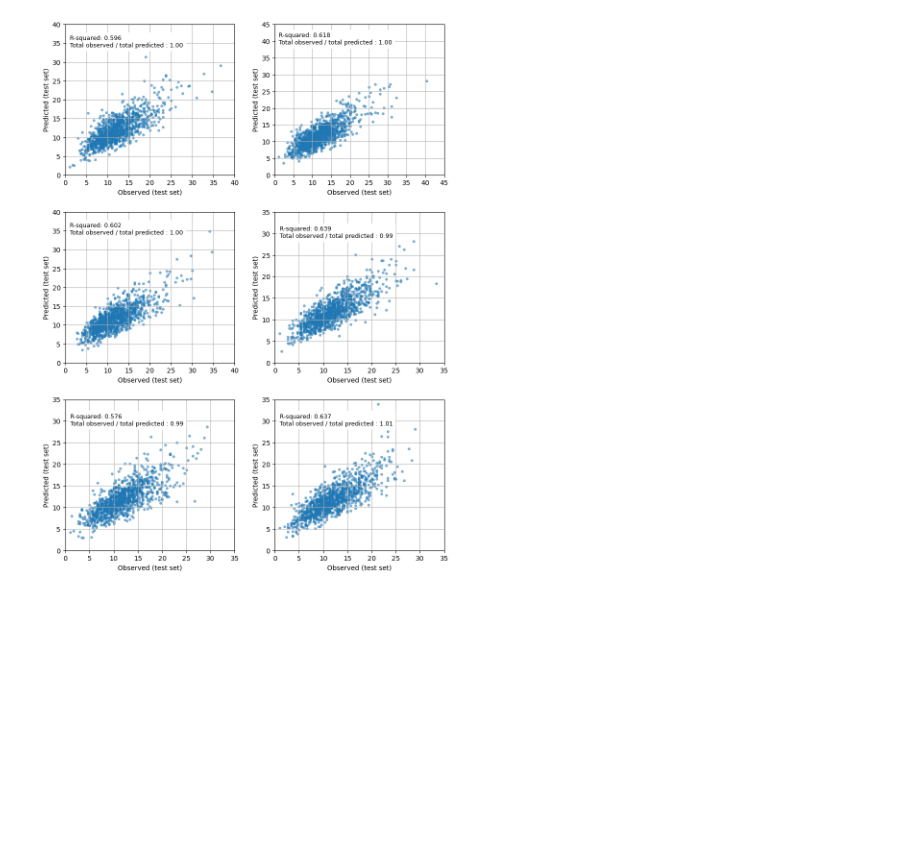
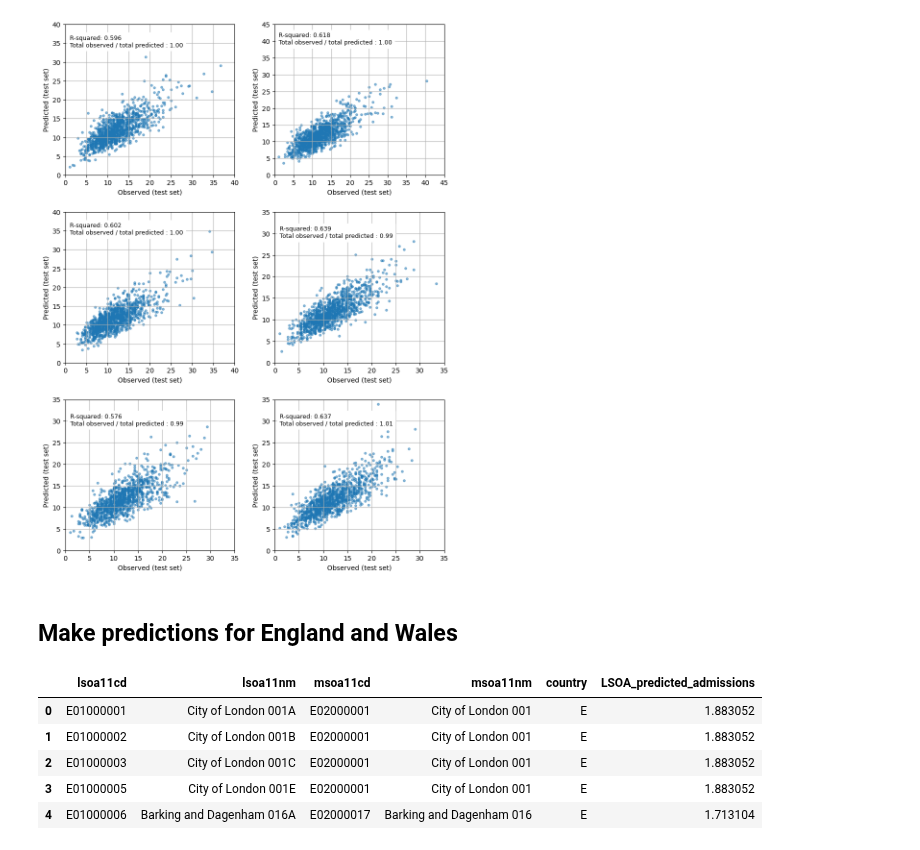
Before and after one commit to samuel-book/stroke_unit_demographics, a Jupyter notebook: 51_msoa_regression.ipynb, the cells around one changed output. Saved outputs shown, nothing was run; the diff lists cells and outputs as text; code cells hidden in the pictures; blank space fills up the shorter version.

Commit message:
Add LSOA predictions

```diff
--- a/51_msoa_regression.ipynb
+++ b/51_msoa_regression.ipynb
@@ -115,3 +116,53 @@ plt.tight_layout(pad=2)
 plt.show()
 # %% [output]
 [figure]
+# %% [markdown]
+## Make predictions for England and Wales
+# %%
+data = pd.read_csv('./data/msoa_collated.csv', index_col='MSOA')
+
+#Train model on all England data
+mask = data['country'] == 'E'
+X_train = data[mask]
+y_train = data[mask]['admissions']
+X_train = X_train[X_fields]
+
+# Fit model and get admissions
+model = LinearRegression().fit(X_train, y_train)
+predictions = model.predict(data[X_fields])
+predicted_admissions = pd.DataFrame(
+    predictions, columns=['predicted admissions'], index=data.index)
+
+# Get MSOA for each LSOA
+lsoa_msoa = pd.read_csv('./data/lsoa_to_msoa.csv')
+lsoa_msoa['count'] = 1
+lsoa_counts = lsoa_msoa.groupby('msoa11nm').sum()
+# %%
+# Create dataframe with admissions per MSOA and number of LSOA per MSOA
+predicted_admissions = \
+    pd.merge(predicted_admissions, lsoa_counts, left_index=True, right_index=True, how='left')
+
+# Calculate the number of admissions for LSOA in each MSOA
+predicted_admissions['LSOA_predicted_admissions'] = \
+    predicted_admissions['predicted admissions'] / predicted_admissions['count']
+
+# Add predictions per LSOA to all LSOAs
+lsoa_predictions = pd.merge(
+    lsoa_msoa, predicted_admissions, left_on='msoa11nm', right_index=True, how='left')
+
+# Clean table
+cols = ['lsoa11cd', 'lsoa11nm', 'msoa11cd', 'msoa11nm', 'country', 'LSOA_predicted_admissions']
+lsoa_predictions = lsoa_predictions[cols]
+
+mask = (lsoa_predictions['country'] == 'E' ) | (lsoa_predictions['country'] == 'W')
+lsoa_predictions = lsoa_predictions[mask]
+
+
+lsoa_predictions.head()
+# %% [output]
+|  | lsoa11cd | lsoa11nm | msoa11cd | msoa11nm | country | LSOA_predicted_admissions |
+| 0 | E01000001 | City of London 001A | E02000001 | City of London 001 | E | 1.883052 |
+| 1 | E01000002 | City of London 001B | E02000001 | City of London 001 | E | 1.883052 |
+| 2 | E01000003 | City of London 001C | E02000001 | City of London 001 | E | 1.883052 |
+| 3 | E01000005 | City of London 001E | E02000001 | City of London 001 | E | 1.883052 |
+| 4 | E01000006 | Barking and Dagenham 016A | E02000017 | Barking and Dagenham 016 | E | 1.713104 |
```
Also changed, not shown: parts of 4 cells of this notebook, 2 other files.
